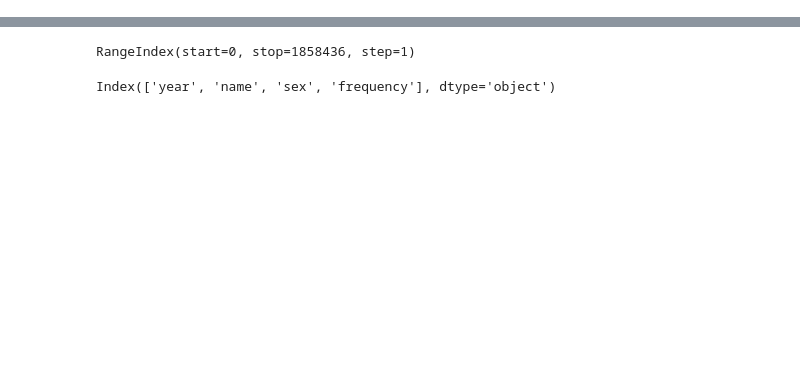
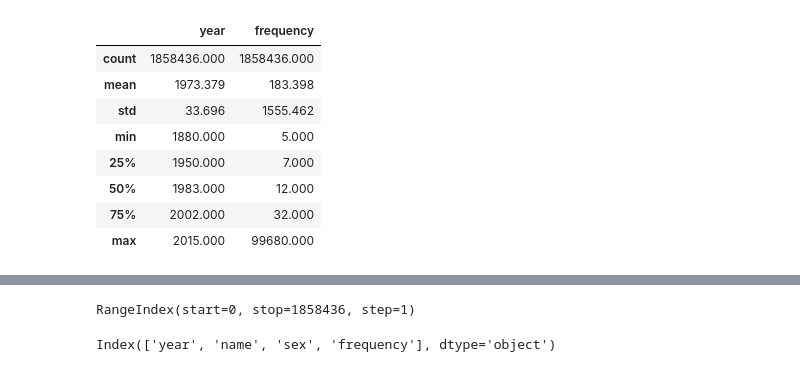
Before and after one commit to Living-with-machines/dhoxss-text2tech, a Jupyter notebook: Sessions/3.1 - Working with Tabular Data.ipynb, the cells around one changed output, grey strips where cells are left out. Cells and saved outputs as stored; diff of their text form; code cells hidden in the pictures; blank space fills up the shorter version.

```diff
--- a/Sessions/3.1 - Working with Tabular Data.ipynb
+++ b/Sessions/3.1 - Working with Tabular Data.ipynb
@@ -190,0 +326,15 @@ pandas.core.frame.DataFrame
+# %%
+# dot notation -> read from left to right
+# describe numerical values in the dataframe
+# round these numerical values to the third decimal
+df.describe().round(3)
+# %% [output]
+|  | year | frequency |
+| count | 1858436.000 | 1858436.000 |
+| mean | 1973.379 | 183.398 |
+| std | 33.696 | 1555.462 |
+| min | 1880.000 | 5.000 |
+| 25% | 1950.000 | 7.000 |
+| 50% | 1983.000 | 12.000 |
+| 75% | 2002.000 | 32.000 |
+| max | 2015.000 | 99680.000 |
```
Also changed, not shown: parts of 136 cells of this notebook.
